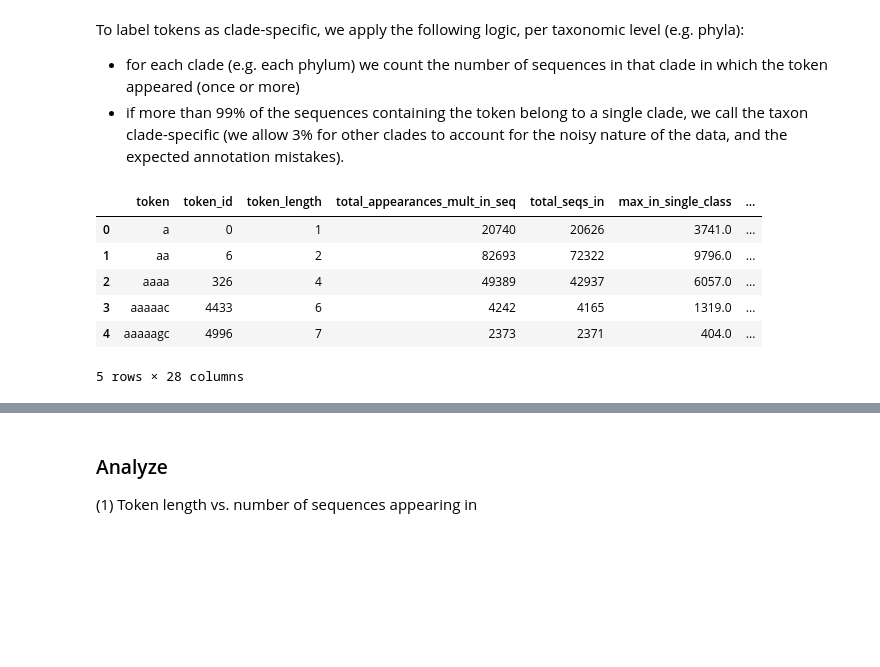
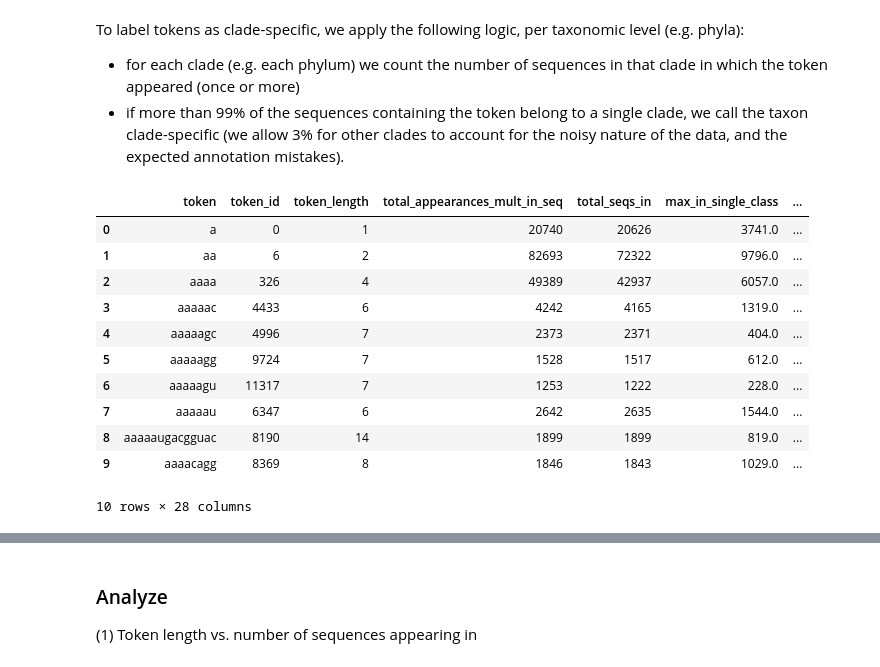
Before and after one commit to shaharazulay/dna-bert, a Jupyter notebook: dna_bert/tokens_biology_analysis.ipynb, the cells around one changed output, grey strips where cells are left out. Drawn from its saved outputs; the diff is of its cells as text; code cells hidden in the pictures; blank space fills up the shorter version.

Commit message:
Update tokens_biology_analysis.ipynb
Notebook for analyzing taxonomic aspects of BPE tokens (15K vocab) (not efficient!)

```diff
--- a/dna_bert/tokens_biology_analysis.ipynb
+++ b/dna_bert/tokens_biology_analysis.ipynb
@@ -382,17 +380,22 @@ def get_summarized_token_taxon_stats(token_stats, token_taxon_stats):
 # %%
 # Summarize - BPE stats
 token_stats_bpe2 = get_summarized_token_taxon_stats(token_stats_bpe, token_taxon_stats_bpe)
 
 # Save
 token_stats_bpe2.to_csv(path_or_buf = "C:/Users/efrat/Documents/DNA_BERT_Data/tokens/tokens_15K_tax_level_summarized_stats.tsv", sep='\t')
-token_stats_bpe2.head()
+token_stats_bpe2.head(10)
 # %% [output]
 |  | token | token_id | token_length | total_appearances_mult_in_seq | total_seqs_in | max_in_single_class | ... |
 | 0 | a | 0 | 1 | 20740 | 20626 | 3741.0 | ... |
 | 1 | aa | 6 | 2 | 82693 | 72322 | 9796.0 | ... |
 | 2 | aaaa | 326 | 4 | 49389 | 42937 | 6057.0 | ... |
 | 3 | aaaaac | 4433 | 6 | 4242 | 4165 | 1319.0 | ... |
 | 4 | aaaaagc | 4996 | 7 | 2373 | 2371 | 404.0 | ... |
+| 5 | aaaaagg | 9724 | 7 | 1528 | 1517 | 612.0 | ... |
+| 6 | aaaaagu | 11317 | 7 | 1253 | 1222 | 228.0 | ... |
+| 7 | aaaaau | 6347 | 6 | 2642 | 2635 | 1544.0 | ... |
+| 8 | aaaaaugacgguac | 8190 | 14 | 1899 | 1899 | 819.0 | ... |
+| 9 | aaaacagg | 8369 | 8 | 1846 | 1843 | 1029.0 | ... |
-5 rows × 28 columns
+10 rows × 28 columns
 # %%
 token_stats_bpe2[token_stats_bpe2['clade_specific_any']]
```
Also changed, not shown: parts of 19 cells of this notebook.
